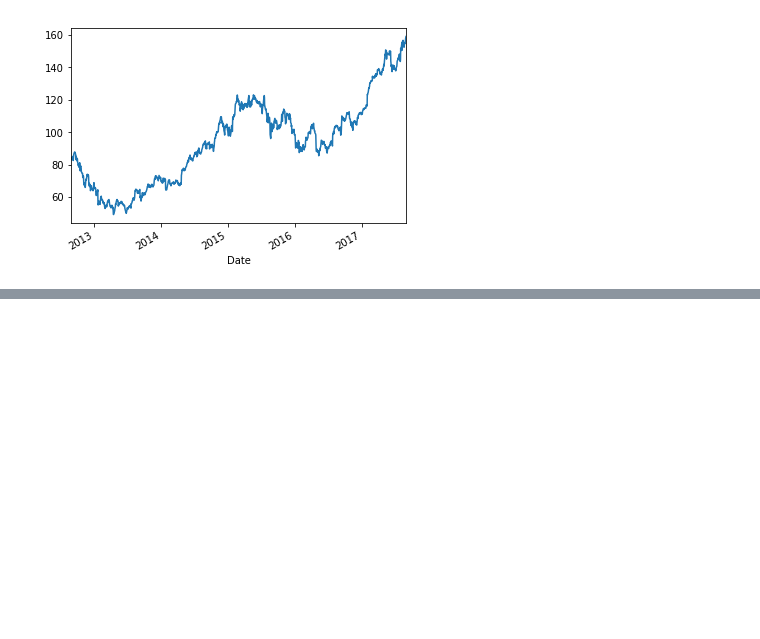
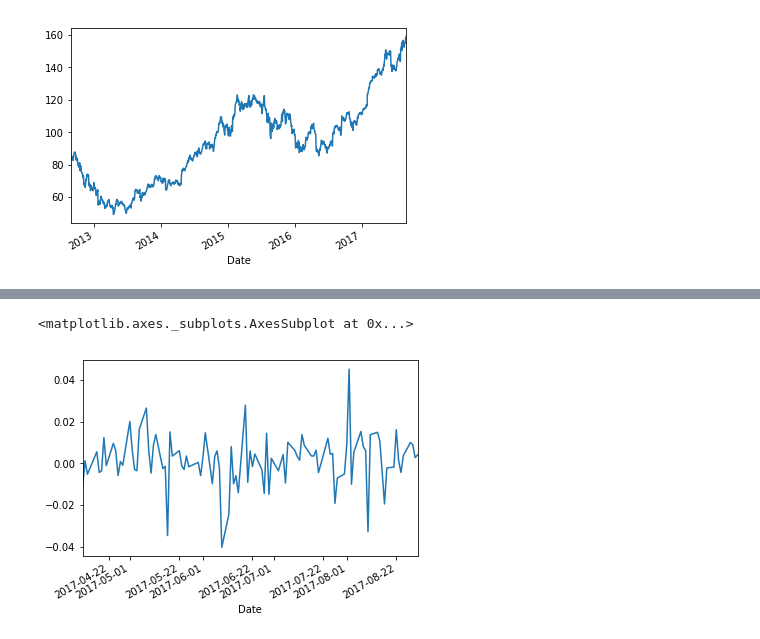
Before and after one commit to anniesnoopymd/Python_note, a Jupyter notebook: [Week5]試算表pandas數據分析/5.8 玩玩真的股票資料.ipynb, the cells around one changed output, grey strips where cells are left out. Saved outputs shown, nothing was run; the diff lists cells and outputs as text; code cells hidden in the pictures; blank space fills up the shorter version.

```diff
--- a/[Week5]試算表pandas數據分析/5.8 玩玩真的股票資料.ipynb
+++ b/[Week5]試算表pandas數據分析/5.8 玩玩真的股票資料.ipynb
@@ -82,0 +90,5 @@ P.plot()
+# %%
+r[-100:].plot()
+# %% [output]
+<matplotlib.axes._subplots.AxesSubplot at 0x...>
+[figure, added]
```
Also changed, not shown: parts of 3 cells of this notebook.
